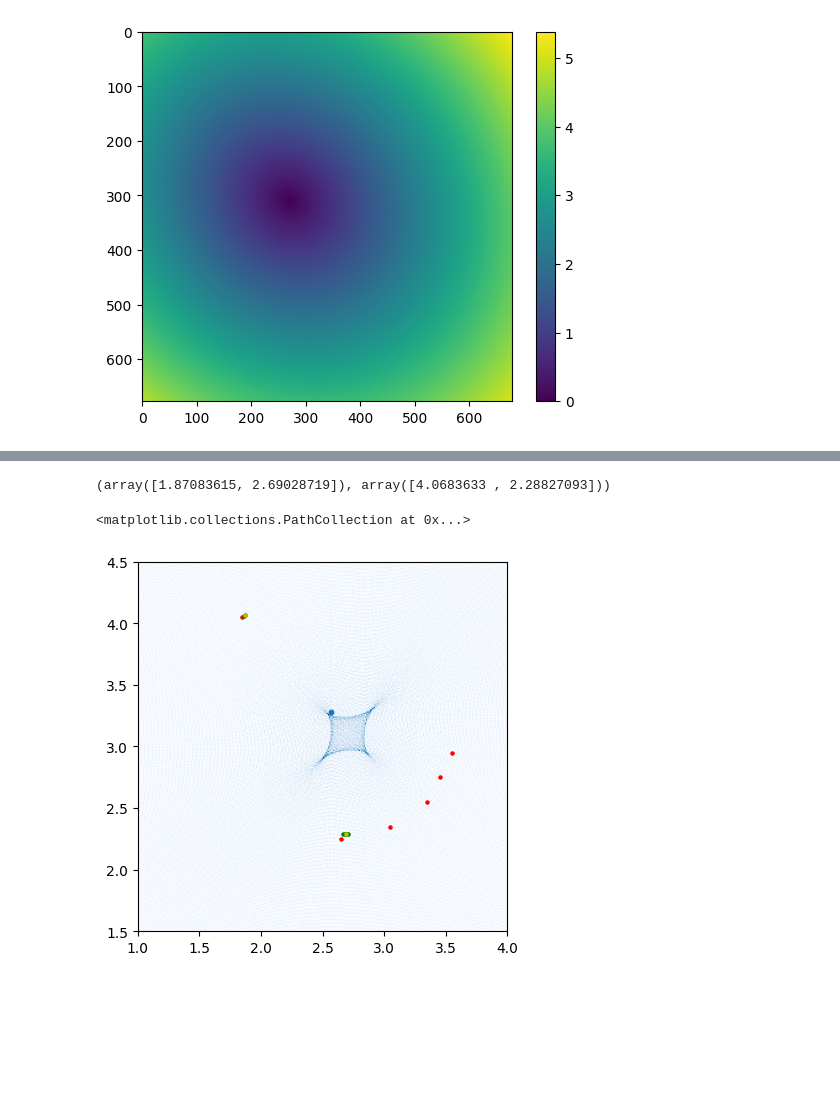
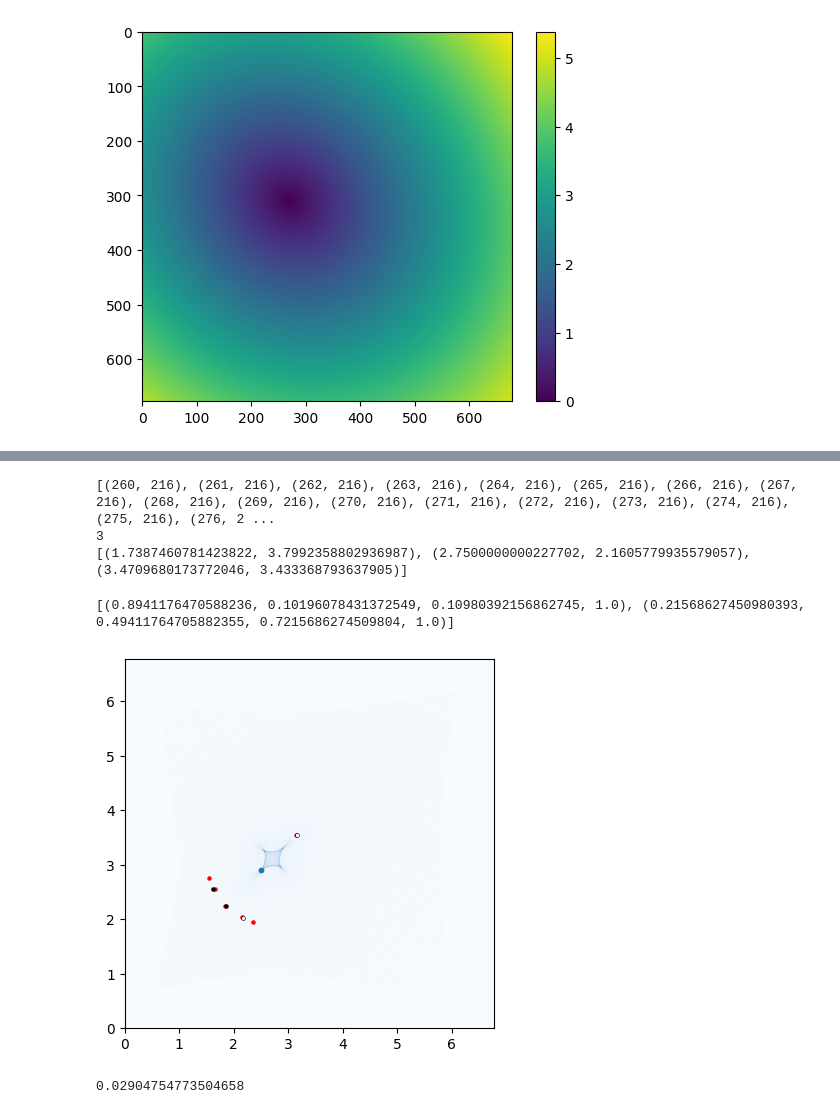
Before and after one commit to diceandcats/SURE-GW-lensing-cont, a Jupyter notebook: Real stuffs/Interpol_test.ipynb, the cells around one changed output, grey strips where cells are left out. Drawn from its saved outputs; the diff is of its cells as text; code cells hidden in the pictures; blank space fills up the shorter version.

```diff
--- a/Real stuffs/Interpol_test.ipynb
+++ b/Real stuffs/Interpol_test.ipynb
@@ -79,6 +79,9 @@ for i in range(0, 678):
 
 plt.imshow(array_test, cmap='Blues', extent=[0, 678* pixscale, 678* pixscale, 0])
 plt.gca().invert_yaxis()
-plt.scatter(2.47, 3.28, s =10)
+
+# define source position
+beta_x, beta_y = 2.5673469387755103, 3.1510204081632653
+plt.scatter(beta_x, beta_y, s =10)
 # %% [output]
 <matplotlib.collections.PathCollection at 0x...>
@@ -135,5 +132,16 @@ print(real_solutions)
-# %%
-real_sol_interpol = solver.image_position_from_source(beta_x, beta_y, kwargs_lens)
-print(real_sol_interpol)
-# %% [output]
-(array([1.87083615, 2.69028719]), array([4.0683633 , 2.28827093]))
+# %%
+# My code first guess
+possible_sol_approx = cluster.find_rough_def_pix(beta_x/pixscale, beta_y/pixscale)
+print(possible_sol_approx)
+
+# My code clustering
+clustering = cluster.clustering(beta_x/pixscale, beta_y/pixscale)
+print(len(clustering))
+
+# My code solution
+real_sol_approx = cluster.get_image_positions(beta_x, beta_y)
+print(real_sol_approx)
+# %% [output]
+[(260, 216), (261, 216), (262, 216), (263, 216), (264, 216), (265, 216), (266, 216), (267, 216), (268, 216), (269, 216), (270, 216), (271, 216), (272, 216), (273, 216), (274, 216), (275, 216), (276, 2 ...
+3
+[(1.7387460781423822, 3.7992358802936987), (2.7500000000227702, 2.1605779935579057), (3.4709680173772046, 3.433368793637905)]
@@ -140,13 +150,34 @@ print(real_sol_interpol)
 # %%
 plt.imshow(array_test, cmap='Blues', extent=[0, 678* pixscale, 678* pixscale, 0])
 plt.gca().invert_yaxis()
-plt.xlim(1,4)
-plt.ylim(1.5,4.5)
-plt.scatter(beta_x, beta_y, s =10)
+
+plt.scatter(beta_x, beta_y, s = 10)
+
 plt.scatter(possible_solutions_analytical[0], possible_solutions_analytical[1], s=5, c='r')
-for i in range(0, len(possible_solutions_approx)):
-    plt.scatter(possible_solutions_approx[i][0]*pixscale, possible_solutions_approx[i][1]*pixscale, s=5, c = 'g')
-plt.scatter(real_solutions[0], real_solutions[1], s=5, c='y')
+#plt.scatter(real_sol[0], real_sol[1], s=5, c='y')
+plt.scatter(real_sol_interpol[0], real_sol_interpol[1], s=5, c='k')
+
+
+cmap = plt.colormaps.get_cmap('Set1')
+colors = [cmap(i) for i in range(len(clustering))]
+print(colors)
+'''
+for i in range(0, len(clustering)):
+    color = colors[i]
+    for j in range(0, len(clustering[i])):
+        plt.scatter(clustering[i][j][0]* pixscale, clustering[i][j][1]*pixscale, s=5, c = color)
+'''
+
+#for i in range(0, len(possible_sol_approx)):
+    #plt.scatter(possible_sol_approx[i][0]*pixscale, possible_sol_approx[i][1]*pixscale, s=5, c = 'g')
+for i in range(0, len(real_sol_approx)):
+    plt.scatter(real_sol_approx[i][0], real_sol_approx[i][1], s=2, c = 'w')
 # %% [output]
-<matplotlib.collections.PathCollection at 0x...>
+[(0.8941176470588236, 0.10196078431372549, 0.10980392156862745, 1.0), (0.21568627450980393, 0.49411764705882355, 0.7215686274509804, 1.0)]
-[figure, old version]
+[figure, new version]
+# %%
+wrong_img = (2.7500000000366214/pixscale, 2.1605762091041427/pixscale)
+diff = cluster.diff_interpolate(wrong_img, beta_x/pixscale, beta_y/pixscale)
+print(diff)
+# %% [output]
+0.02904754773504658
```
Also changed, not shown: parts of 4 cells of this notebook, 2 other files.
